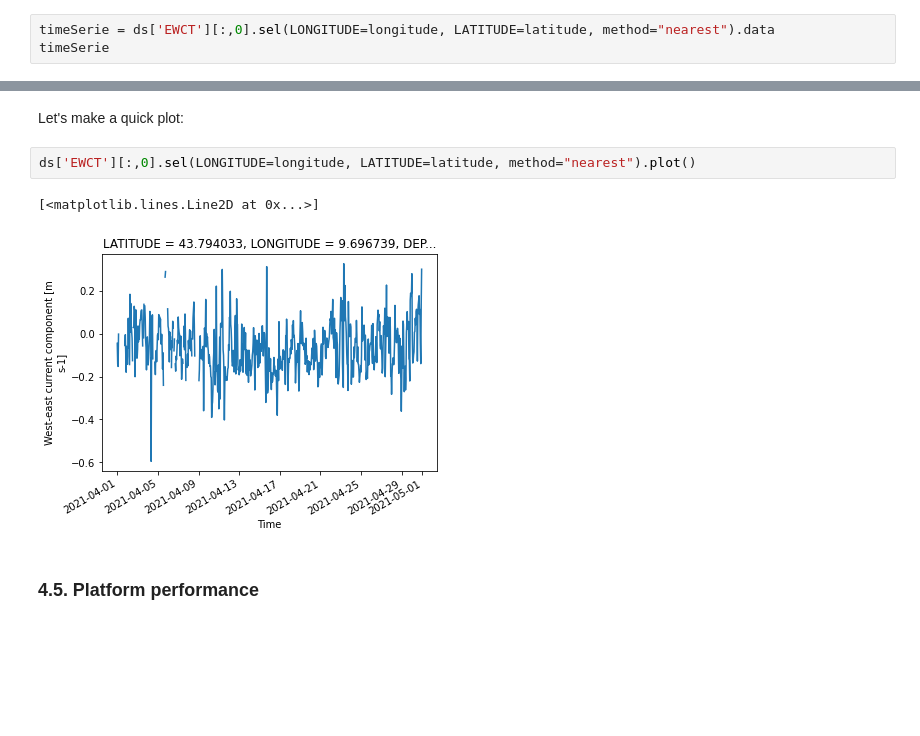
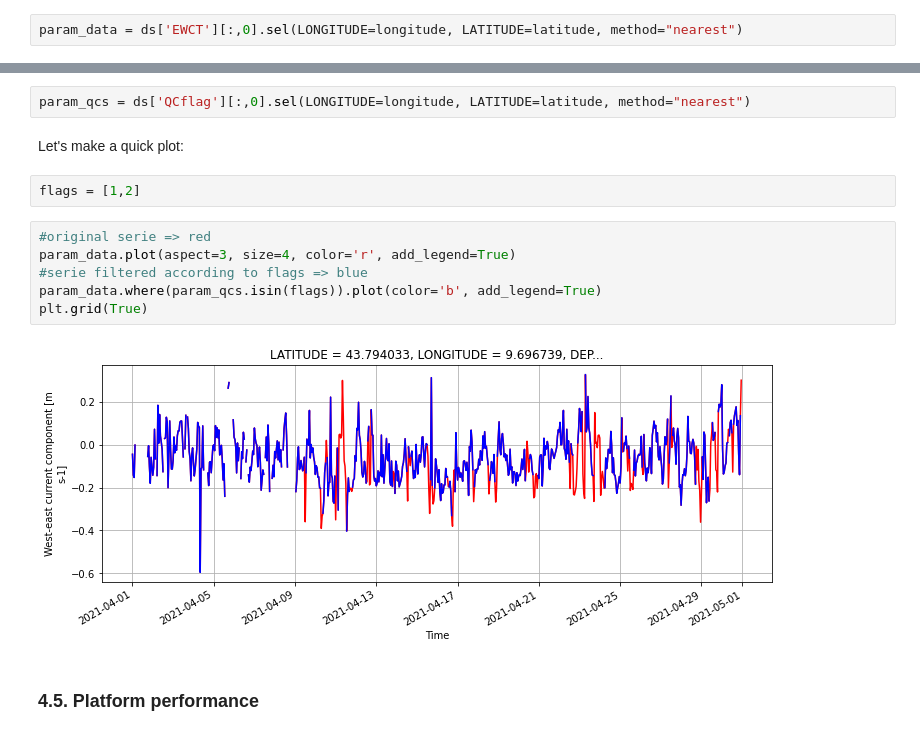
Before and after one commit to CopernicusMarineInsitu/2021-sicomar-summer-school, a Jupyter notebook: visualizing-hfradar-data.ipynb, the cells around one changed output, grey strips where cells are left out. Cells and saved outputs as stored; diff of their text form; blank space fills up the shorter version.

```diff
--- a/visualizing-hfradar-data.ipynb
+++ b/visualizing-hfradar-data.ipynb
@@ -622,3 +622,2 @@ Let's extract now the full time serie for the nearest point:
 # %%
-timeSerie = ds['EWCT'][:,0].sel(LONGITUDE=longitude, LATITUDE=latitude, method="nearest").data
-timeSerie
+param_data = ds['EWCT'][:,0].sel(LONGITUDE=longitude, LATITUDE=latitude, method="nearest")
@@ -643,10 +624,17 @@ array([-0.045     , -0.142     , -0.15300001, -0.002     ,         nan,
+# %%
+param_qcs = ds['QCflag'][:,0].sel(LONGITUDE=longitude, LATITUDE=latitude, method="nearest")
 # %% [markdown]
 Let's make a quick plot:
-# %%
-ds['EWCT'][:,0].sel(LONGITUDE=longitude, LATITUDE=latitude, method="nearest").plot()
-# %% [output]
-[<matplotlib.lines.Line2D at 0x...>]
-[figure, removed]
+# %%
+flags = [1,2]
+# %%
+#original serie => red
+param_data.plot(aspect=3, size=4, color='r', add_legend=True)
+#serie filtered according to flags => blue
+param_data.where(param_qcs.isin(flags)).plot(color='b', add_legend=True)
+plt.grid(True)
+# %% [output]
+[figure, added]
 # %% [markdown]
 ### 4.5. Platform performance
 # %% [markdown]
```
Also changed, not shown: parts of 19 cells of this notebook.
